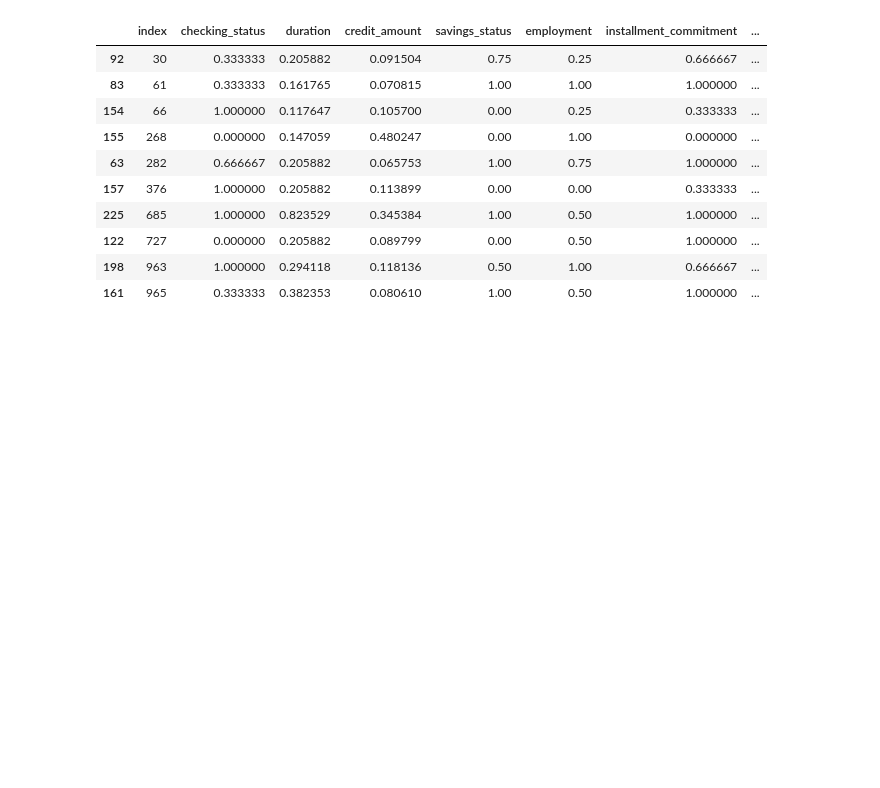
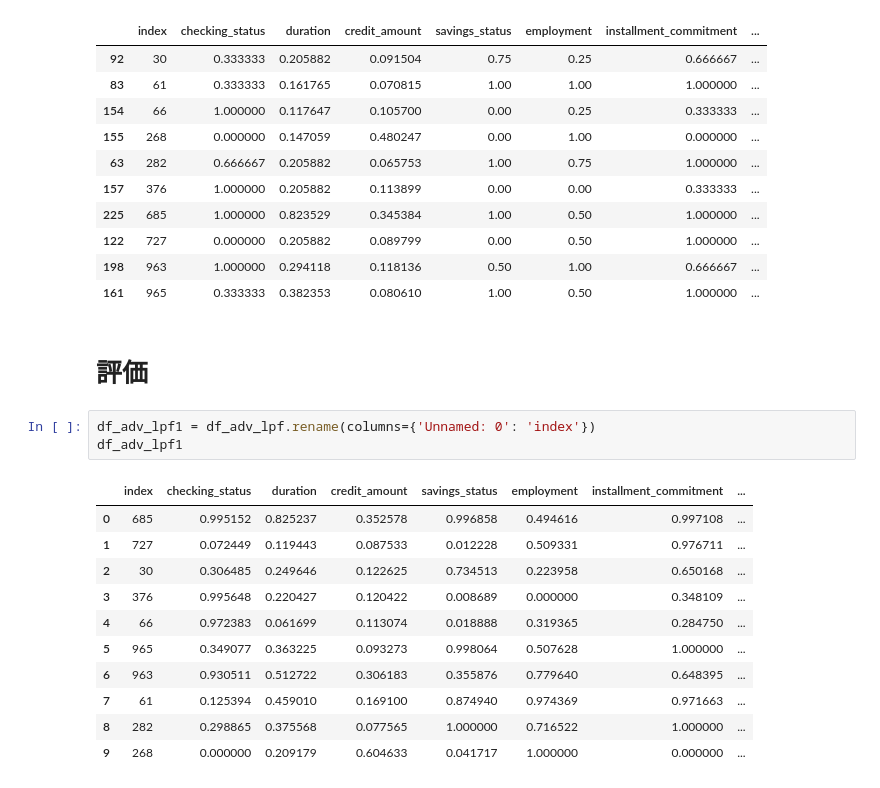
Before and after one commit to ShotaArima/lowprofool_x86, a Jupyter notebook: src/Propose-Method1.ipynb, the cells around one changed output. Saved outputs shown, nothing was run; the diff lists cells and outputs as text; blank space fills up the shorter version.

```diff
--- a/src/Propose-Method1.ipynb
+++ b/src/Propose-Method1.ipynb
@@ -908,3 +891,20 @@ df_combined_pred[df_combined_pred['index'].isin(arrs)].sort_values('index')
 | 122 | 727 | 0.000000 | 0.205882 | 0.089799 | 0.00 | 0.50 | 1.000000 | ... |
 | 198 | 963 | 1.000000 | 0.294118 | 0.118136 | 0.50 | 1.00 | 0.666667 | ... |
 | 161 | 965 | 0.333333 | 0.382353 | 0.080610 | 1.00 | 0.50 | 1.000000 | ... |
+# %% [markdown]
+# 評価
+# %%
+df_adv_lpf1 = df_adv_lpf.rename(columns={'Unnamed: 0': 'index'})
+df_adv_lpf1
+# %% [output]
+|  | index | checking_status | duration | credit_amount | savings_status | employment | installment_commitment | ... |
+| 0 | 685 | 0.995152 | 0.825237 | 0.352578 | 0.996858 | 0.494616 | 0.997108 | ... |
+| 1 | 727 | 0.072449 | 0.119443 | 0.087533 | 0.012228 | 0.509331 | 0.976711 | ... |
+| 2 | 30 | 0.306485 | 0.249646 | 0.122625 | 0.734513 | 0.223958 | 0.650168 | ... |
+| 3 | 376 | 0.995648 | 0.220427 | 0.120422 | 0.008689 | 0.000000 | 0.348109 | ... |
+| 4 | 66 | 0.972383 | 0.061699 | 0.113074 | 0.018888 | 0.319365 | 0.284750 | ... |
+| 5 | 965 | 0.349077 | 0.363225 | 0.093273 | 0.998064 | 0.507628 | 1.000000 | ... |
+| 6 | 963 | 0.930511 | 0.512722 | 0.306183 | 0.355876 | 0.779640 | 0.648395 | ... |
+| 7 | 61 | 0.125394 | 0.459010 | 0.169100 | 0.874940 | 0.974369 | 0.971663 | ... |
+| 8 | 282 | 0.298865 | 0.375568 | 0.077565 | 1.000000 | 0.716522 | 1.000000 | ... |
+| 9 | 268 | 0.000000 | 0.209179 | 0.604633 | 0.041717 | 1.000000 | 0.000000 | ... |
```
Also changed, not shown: parts of 28 cells of this notebook.
